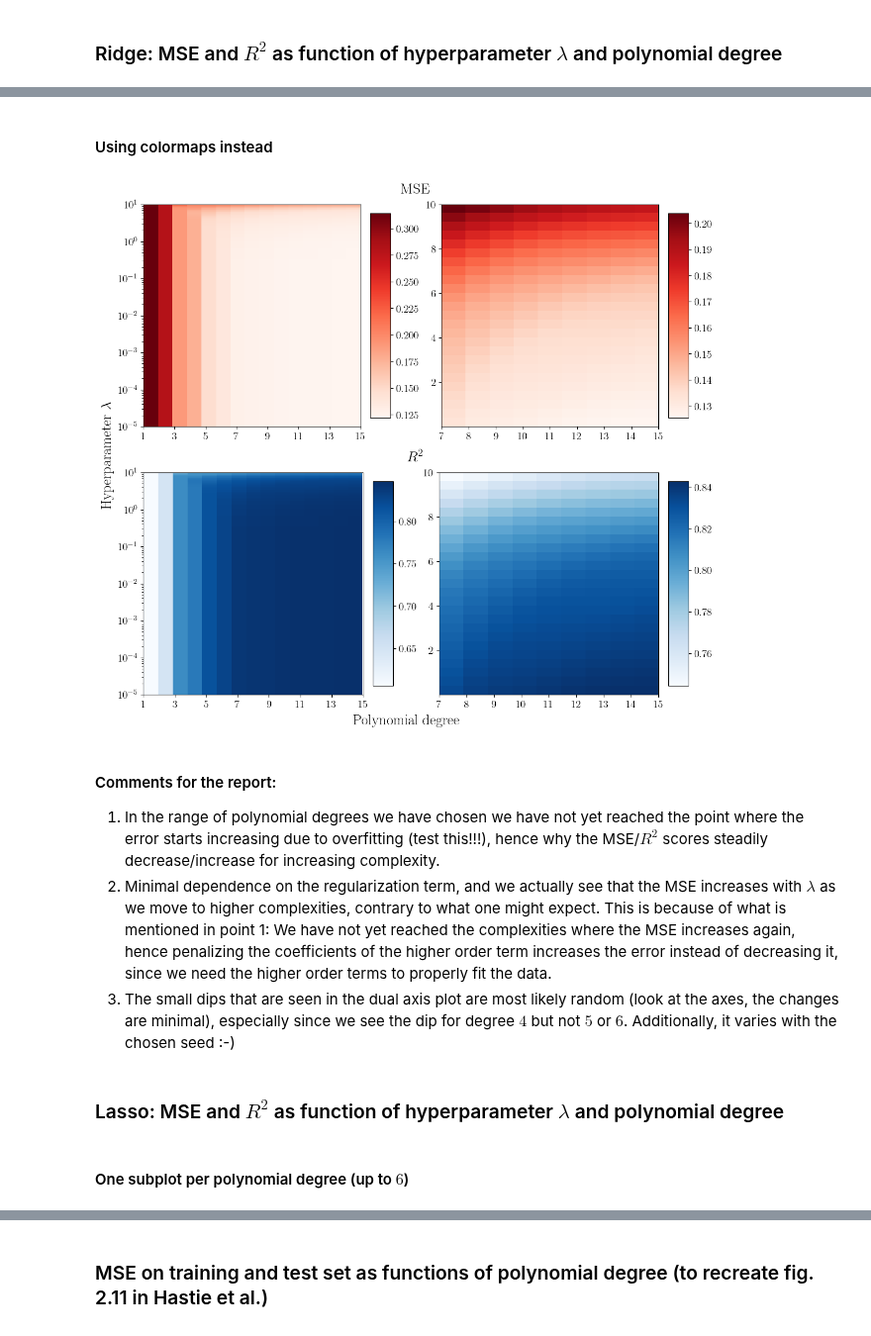
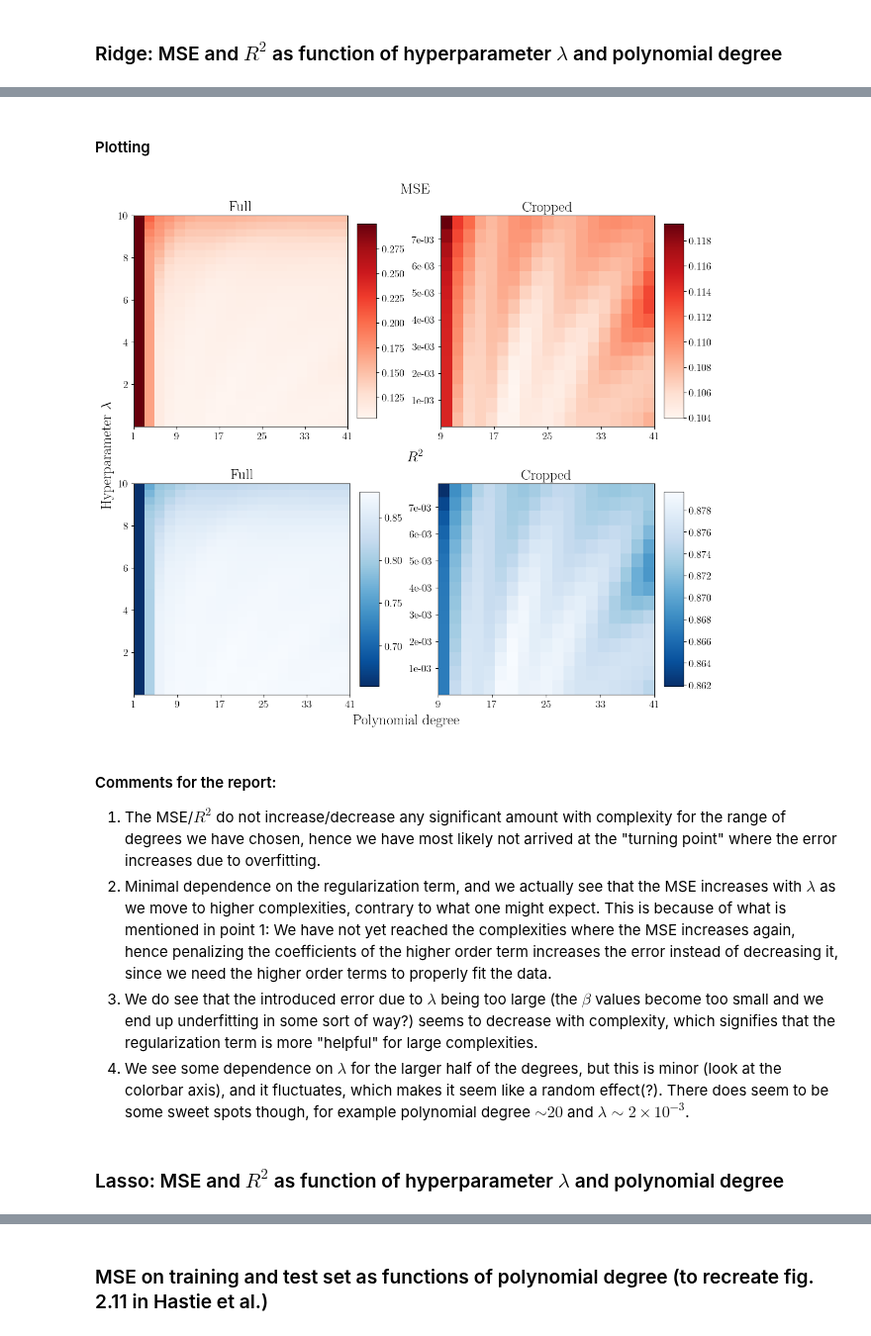
Before and after one commit to Oskar-Idland/FYS-STK4155-Projects, a Jupyter notebook: src/franke.ipynb, the cells around one changed output, grey strips where cells are left out. Shown at 99% size. Saved outputs shown, nothing was run; the diff lists cells and outputs as text; code cells hidden in the pictures.

```diff
--- a/src/franke.ipynb
+++ b/src/franke.ipynb
@@ -180,29 +177,0 @@ for i in range(len(degrees)):
-# %%
-indices = [[0, 0], [0, 1], [1, 0], [1, 1], [2, 0], [2, 1]]
-
-# Plotting in grid
-fig, axs = plt.subplots(3, 2, figsize = (12, 10), constrained_layout = True)
-for i, index in enumerate(indices):
-    ax_1 = axs[index[0], index[1]]
-    ax_2 = ax_1.twinx()
-    ax_1.plot(lambdas, MSE_Ridge[i],  "r--o")
-    ax_2.plot(lambdas, R2_Ridge[i],  "b--o")
-
-    ax_1.set_xscale("log")
-    ax_1.set_title(f'Polynomial degree {degrees[i]}')
-
-    ax_1.yaxis.set_major_formatter(FormatStrFormatter("%.2e"))
-    ax_2.yaxis.set_major_formatter(FormatStrFormatter("%.2e"))
-
-    ax_1.set_ylabel("MSE")
-    ax_2.set_ylabel(r"$R^2$")
-
-    ax_1.tick_params("y", colors = "r")
-    ax_2.tick_params("y", colors = "b")
-
-    if i < len(degrees) - 2:
-        ax_1.set_xticks([])
-
-fig.supxlabel(r'Hyperparameter $\lambda$')
-plt.savefig("../figs/b_MSE_R2.pdf")
-plt.show()
@@ -211,34 +178,37 @@ plt.show()
-# %% [markdown]
-#### Using colormaps instead
+# %% [markdown]
+#### Plotting
 # %%
 values = [MSE_Ridge, R2_Ridge]
-titles = ["MSE", r"$R^2$"]
-cmaps = ["Reds", "Blues"]
-extents = [[np.min(degrees), np.max(degrees), np.min(lambdas), np.max(lambdas)], [np.min(degrees[6:]), np.max(degrees[6:]), np.min(lambdas[5:]), np.max(lambdas[5:])]]
+suptitles = ["MSE", r"$R^2$"]
+titles = ["Full", "Cropped"]
+cmaps = ["Reds", "Blues_r"]
+extents = [[np.min(degrees), np.max(degrees), np.min(lambdas), np.max(lambdas)], [np.min(degrees[2:]), np.max(degrees[2:]), np.min(lambdas[:15]), np.max(lambdas[:15])]]
 
 fig = plt.figure(figsize = (11.25, 10), constrained_layout = True)
 subfigs = fig.subfigures(2, 1)
 im = []
 for i in range(2):
     axs = subfigs[i].subplots(1, 2)
-    subfigs[i].suptitle(titles[i])
-    axs[0].set_yscale("log")
+    subfigs[i].suptitle(suptitles[i])
+    axs[1].yaxis.set_major_formatter(FormatStrFormatter("%.0e"))
     for j in range(2):
-        im.append(axs[j].imshow(values[i].T[5:, 6:][::-1] if j == 1 else values[i].T[::-1], cmap = cmaps[i], aspect = "auto", extent = extents[j]))
+        im.append(axs[j].imshow(values[i].T[:15, 2:][::-1] if j == 1 else values[i].T[::-1], cmap = cmaps[i], aspect = "auto", extent = extents[j]))
         plt.colorbar(im[-1], ax = axs[j], pad = 0.02, shrink = 0.92, aspect = 10)
-        axs[j].set_xticks(degrees[::2] if j == 0 else degrees[6:])
+        axs[j].set_xticks(degrees[::2] if j == 0 else degrees[2:][::2])
+        axs[j].set_title(titles[j])
 fig.supxlabel("Polynomial degree")
 fig.supylabel(r"Hyperparameter $\lambda$")
 plt.savefig("../figs/b_MSE_R2_imshow.pdf")
 plt.show()
 # %% [output]
-[figure, old version]
+[figure, new version]
 # %% [markdown]
 #### Comments for the report:
 
-1. In the range of polynomial degrees we have chosen we have not yet reached the point where the error starts increasing due to overfitting (test this!!!), hence why the MSE/$R^2$ scores steadily decrease/increase for increasing complexity.
+1. The MSE/$R^2$ do not increase/decrease any significant amount with complexity for the range of degrees we have chosen, hence we have most likely not arrived at the "turning point" where the error increases due to overfitting.
 2. Minimal dependence on the regularization term, and we actually see that the MSE increases with $\lambda$ as we move to higher complexities, contrary to what one might expect. This is because of what is mentioned in point 1: We have not yet reached the complexities where the MSE increases again, hence penalizing the coefficients of the higher order term increases the error instead of decreasing it, since we need the higher order terms to properly fit the data.
-3. The small dips that are seen in the dual axis plot are most likely random (look at the axes, the changes are minimal), especially since we see the dip for degree $4$ but not $5$ or $6$. Additionally, it varies with the chosen seed :-)
+3. We do see that the introduced error due to $\lambda$ being too large (the $\beta$ values become too small and we end up underfitting in some sort of way?) seems to decrease with complexity, which signifies that the regularization term is more "helpful" for large complexities.
+4. We see some dependence on $\lambda$ for the larger half of the degrees, but this is minor (look at the colorbar axis), and it fluctuates, which makes it seem like a random effect(?). There does seem to be some sweet spots though, for example polynomial degree $\sim20$ and $\lambda\sim2\times10^{-3}$.
 # %% [markdown]
 ### Lasso: MSE and $R^2$ as function of hyperparameter $\lambda$ and polynomial degree
 # %%
@@ -259,5 +229,3 @@ for i in range(len(degrees)):
         MSE_Lasso_val, R2_Lasso_val, = Lasso(x, y, z, degrees[i], lambdas[j], seed = seed)
         MSE_Lasso[i, j] = MSE_Lasso_val
         R2_Lasso[i, j] = R2_Lasso_val
-# %% [markdown]
-#### One subplot per polynomial degree (up to $6$)
```
Also changed, not shown: parts of 24 cells of this notebook, 18 other files.
